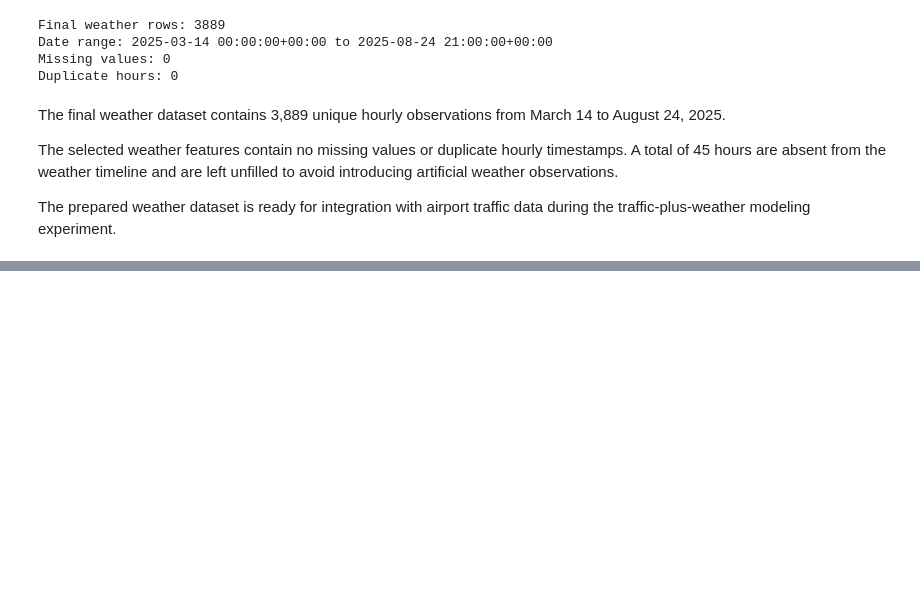
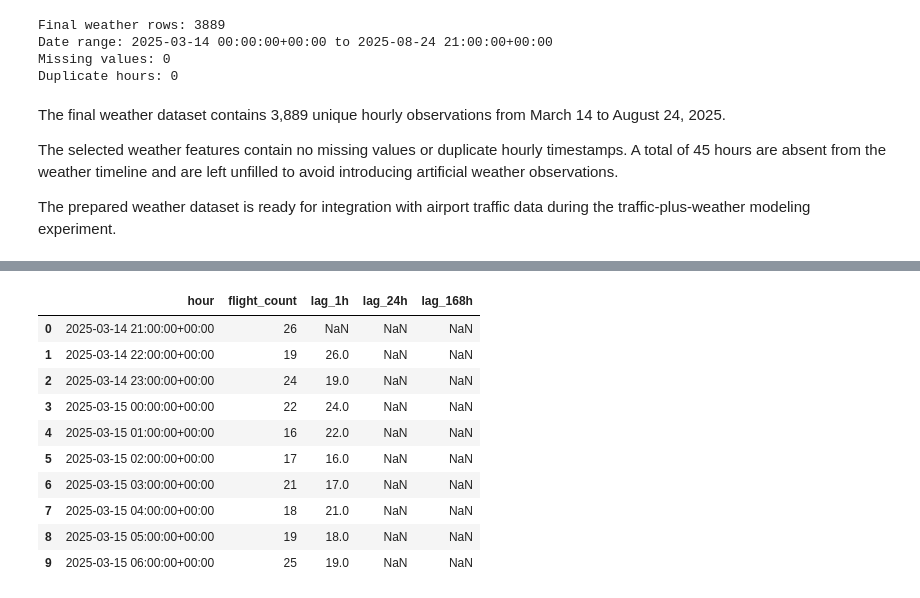
Before and after one commit to AirSight-Team/AirSight, a Jupyter notebook: AieSight_dataset.ipynb, the cells around one changed output, grey strips where cells are left out. Drawn from its saved outputs; the diff is of its cells as text; code cells hidden in the pictures; blank space fills up the shorter version.

```diff
--- a/AieSight_dataset.ipynb
+++ b/AieSight_dataset.ipynb
@@ -1660,0 +1730,12 @@ during the traffic-plus-weather modeling experiment.
+# %%
+airport_state = (
+    hourly_traffic_clean
+    .merge(movement_counts_clean, on='hour', how='left')
+    .merge(terminal_activity, on='hour', how='left')
+    .merge(airline_activity, on='hour', how='left')
+    .merge(aircraft_activity, on='hour', how='left')
+    .merge(route_activity, on='hour', how='left')
+)
+
+print("Shape after merging flight-based features:", airport_state.shape)
+display(airport_state.head())
@@ -1660,0 +1781,19 @@ during the traffic-plus-weather modeling experiment.
+# %%
+airport_state = airport_state.sort_values('hour').reset_index(drop=True)
+
+for lag in [1, 2, 3, 24, 48, 168]:
+    airport_state[f'lag_{lag}h'] = airport_state['flight_count'].shift(lag)
+
+display(airport_state[['hour', 'flight_count', 'lag_1h', 'lag_24h', 'lag_168h']].head(10))
+# %% [output]
+|  | hour | flight_count | lag_1h | lag_24h | lag_168h |
+| 0 | 2025-03-14 21:00:00+00:00 | 26 | NaN | NaN | NaN |
+| 1 | 2025-03-14 22:00:00+00:00 | 19 | 26.0 | NaN | NaN |
+| 2 | 2025-03-14 23:00:00+00:00 | 24 | 19.0 | NaN | NaN |
+| 3 | 2025-03-15 00:00:00+00:00 | 22 | 24.0 | NaN | NaN |
+| 4 | 2025-03-15 01:00:00+00:00 | 16 | 22.0 | NaN | NaN |
+| 5 | 2025-03-15 02:00:00+00:00 | 17 | 16.0 | NaN | NaN |
+| 6 | 2025-03-15 03:00:00+00:00 | 21 | 17.0 | NaN | NaN |
+| 7 | 2025-03-15 04:00:00+00:00 | 18 | 21.0 | NaN | NaN |
+| 8 | 2025-03-15 05:00:00+00:00 | 19 | 18.0 | NaN | NaN |
+| 9 | 2025-03-15 06:00:00+00:00 | 25 | 19.0 | NaN | NaN |
```
Also changed, not shown: parts of 19 cells of this notebook.
